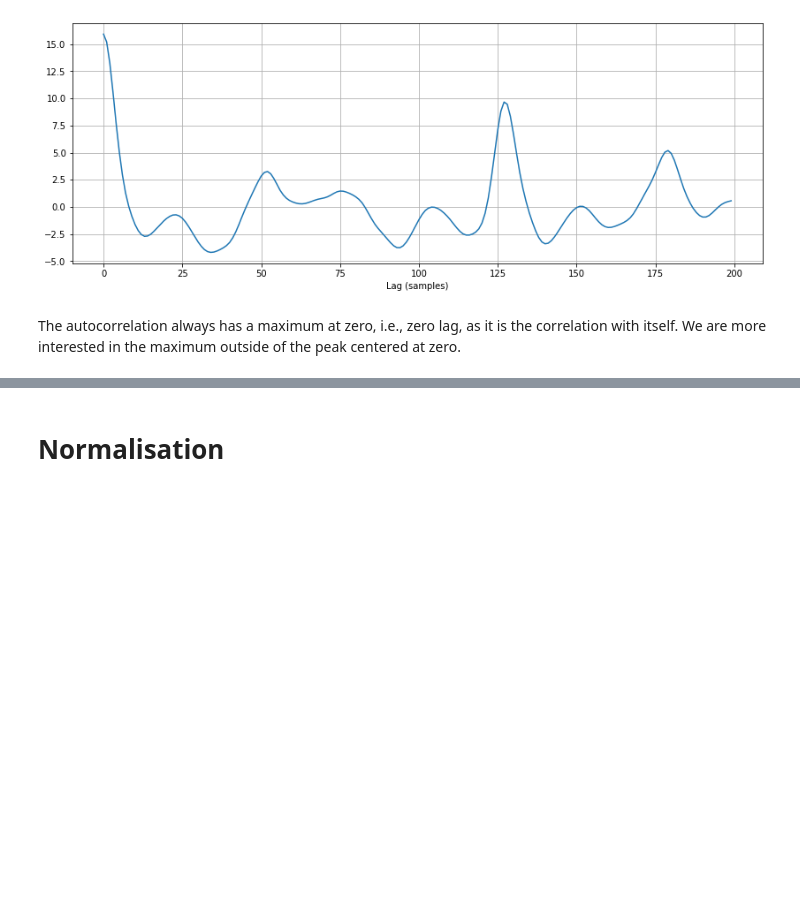
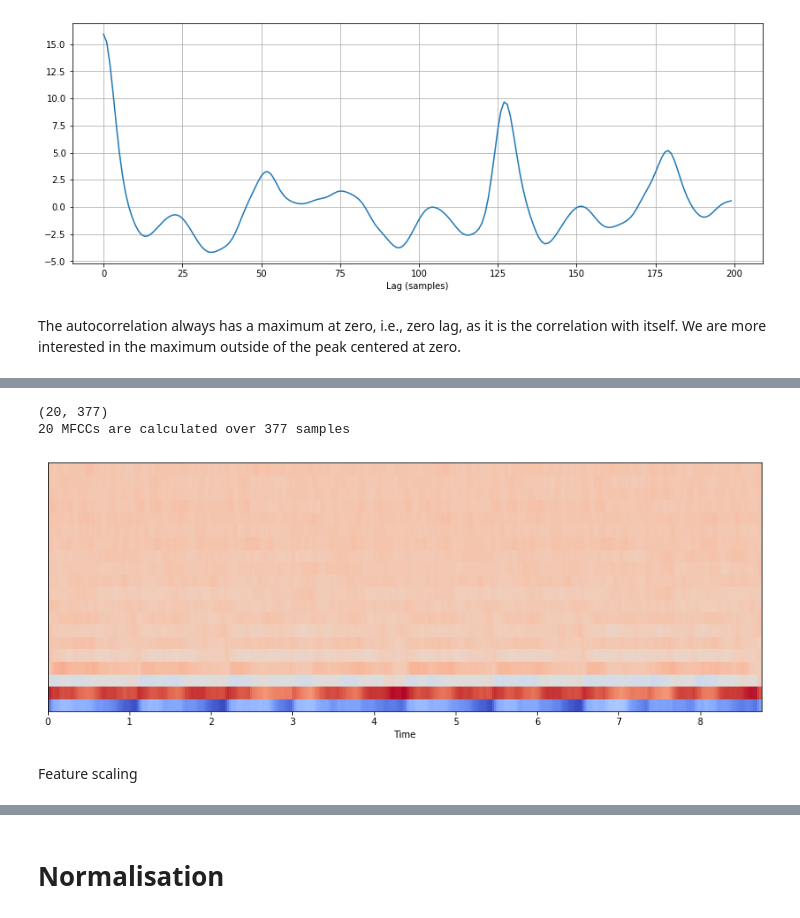
Before and after one commit to Pheobe-Sun/audio-and-speech-demo, a Jupyter notebook: Basic_MIR_features.ipynb, the cells around one changed output, grey strips where cells are left out. Drawn from its saved outputs; the diff is of its cells as text; code cells hidden in the pictures; blank space fills up the shorter version.

Commit message:
Add MFCC to basic features tutorial

```diff
--- a/Basic_MIR_features.ipynb
+++ b/Basic_MIR_features.ipynb
@@ -463,0 +468,15 @@ The autocorrelation always has a maximum at zero, i.e., zero lag, as it is the c
+# %%
+mfcc = librosa.feature.mfcc(y, sr=sr)
+print(mfcc.shape)
+print(f"{mfcc.shape[0]} MFCCs are calculated over {mfcc.shape[1]} samples")
+# %% [output]
+(20, 377)
+20 MFCCs are calculated over 377 samples
+# %%
+plt.figure(figsize=(14,5))
+librosa.display.specshow(mfcc, sr=sr, x_axis='time')
+plt.show()
+# %% [output]
+[figure, added]
+# %% [markdown]
+Feature scaling
```
Also changed, not shown: parts of 6 cells of this notebook.
